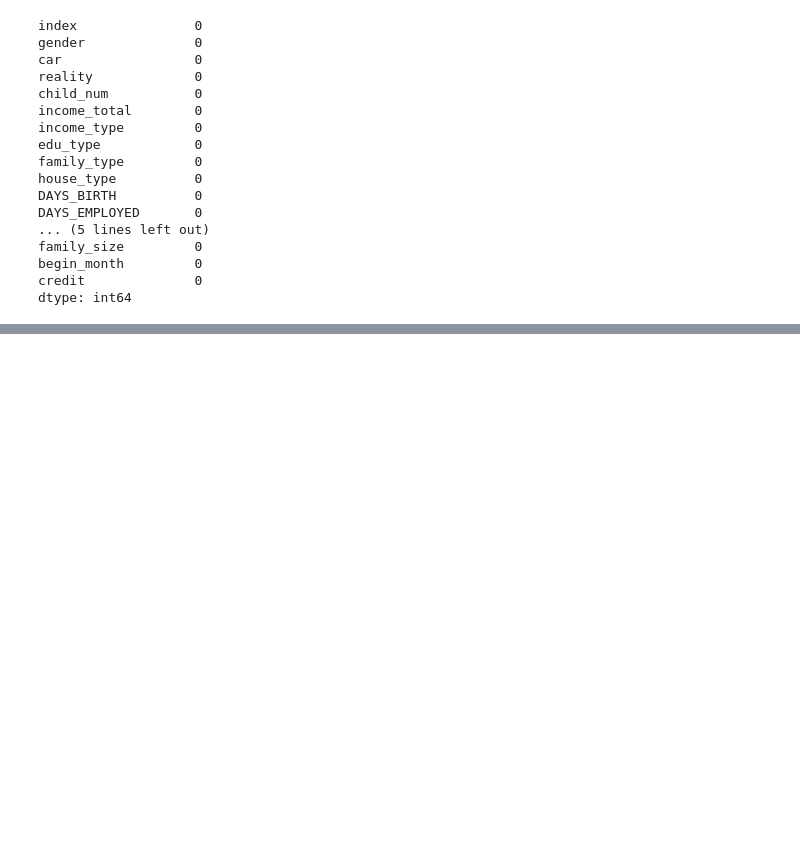
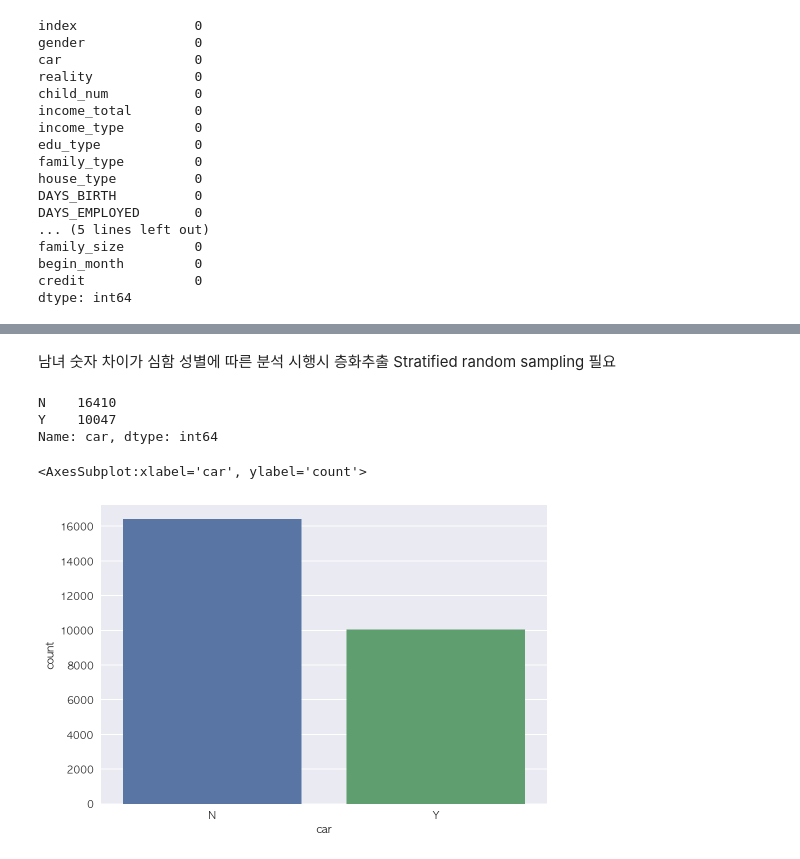
Before and after one commit to SeungukJeong/LIKELION_Semi_Project_03, a Jupyter notebook: seunguk_baseline.ipynb, the cells around one changed output, grey strips where cells are left out. Cells and saved outputs as stored; diff of their text form; code cells hidden in the pictures; blank space fills up the shorter version.

```diff
--- a/seunguk_baseline.ipynb
+++ b/seunguk_baseline.ipynb
@@ -172,0 +191,12 @@ dtype: int64
+# %% [markdown]
+남녀 숫자 차이가 심함 성별에 따른 분석 시행시 층화추출 Stratified random sampling 필요
+# %%
+# car 차량 소유여부
+print(train['car'].value_counts())
+sns.countplot(data = train, x = 'car')
+# %% [output]
+N    16410
+Y    10047
+Name: car, dtype: int64
+<AxesSubplot:xlabel='car', ylabel='count'>
+[figure, added]
```
Also changed, not shown: parts of 6 cells of this notebook.
